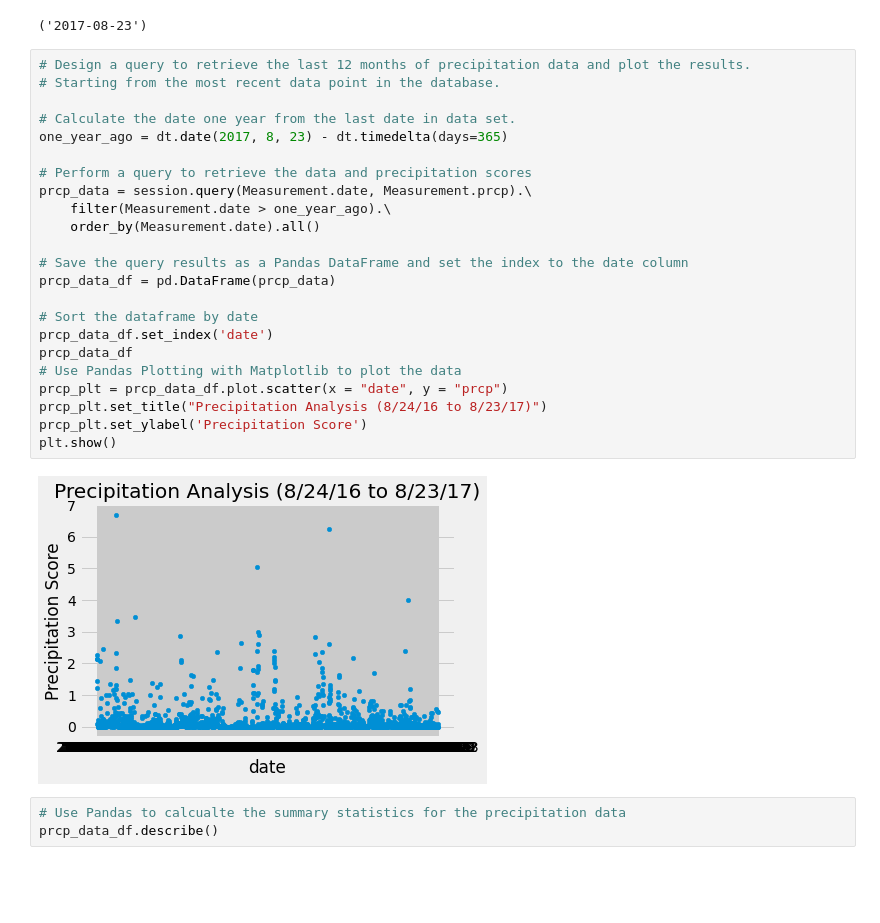
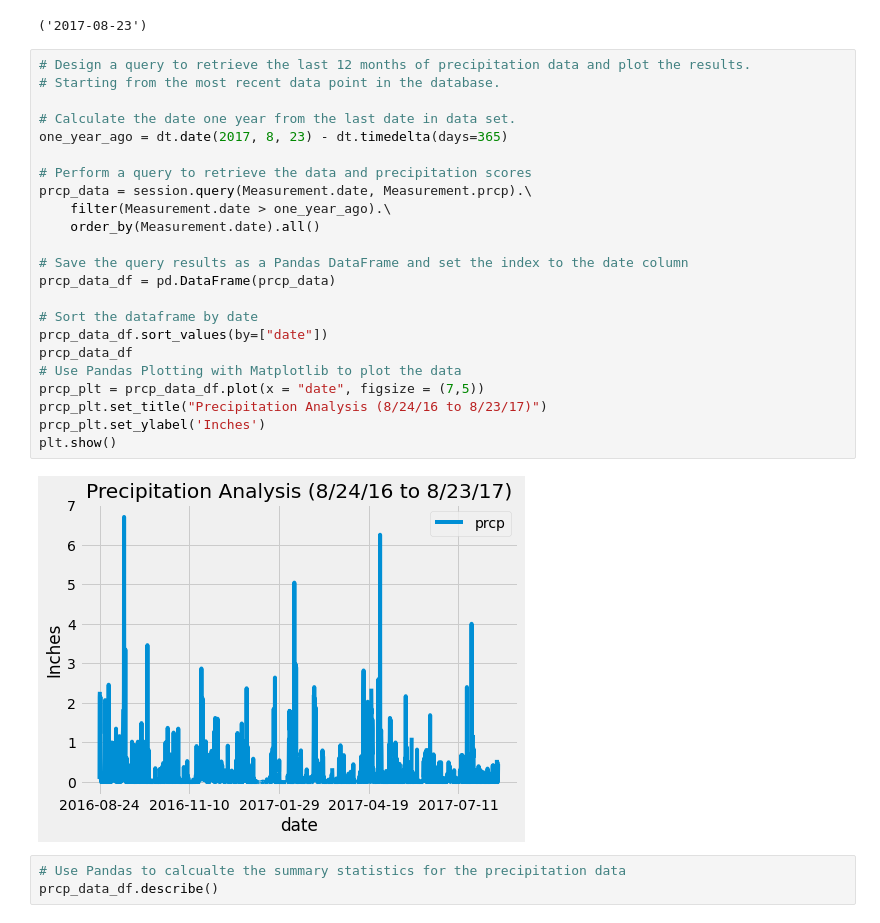
Before and after one commit to Joshp1219/sqlalchemy-challenge, a Jupyter notebook: Climate_Analysis.ipynb, the cells around one changed output. Cells and saved outputs as stored; diff of their text form; blank space fills up the shorter version.

```diff
--- a/Climate_Analysis.ipynb
+++ b/Climate_Analysis.ipynb
@@ -47,28 +47,28 @@ recent_date
 # %%
 # Design a query to retrieve the last 12 months of precipitation data and plot the results.
 # Starting from the most recent data point in the database.
 
 # Calculate the date one year from the last date in data set.
 one_year_ago = dt.date(2017, 8, 23) - dt.timedelta(days=365)
 
 # Perform a query to retrieve the data and precipitation scores
 prcp_data = session.query(Measurement.date, Measurement.prcp).\
     filter(Measurement.date > one_year_ago).\
     order_by(Measurement.date).all()
 
 # Save the query results as a Pandas DataFrame and set the index to the date column
 prcp_data_df = pd.DataFrame(prcp_data)
 
 # Sort the dataframe by date
-prcp_data_df.set_index('date')
+prcp_data_df.sort_values(by=["date"])
 prcp_data_df
 # Use Pandas Plotting with Matplotlib to plot the data
-prcp_plt = prcp_data_df.plot.scatter(x = "date", y = "prcp")
+prcp_plt = prcp_data_df.plot(x = "date", figsize = (7,5))
 prcp_plt.set_title("Precipitation Analysis (8/24/16 to 8/23/17)")
-prcp_plt.set_ylabel('Precipitation Score')
+prcp_plt.set_ylabel('Inches')
 plt.show()
 # %% [output]
-[figure, old version]
+[figure, new version]
 # %%
 # Use Pandas to calcualte the summary statistics for the precipitation data
 prcp_data_df.describe()
```
Also changed, not shown: 1 other file.
